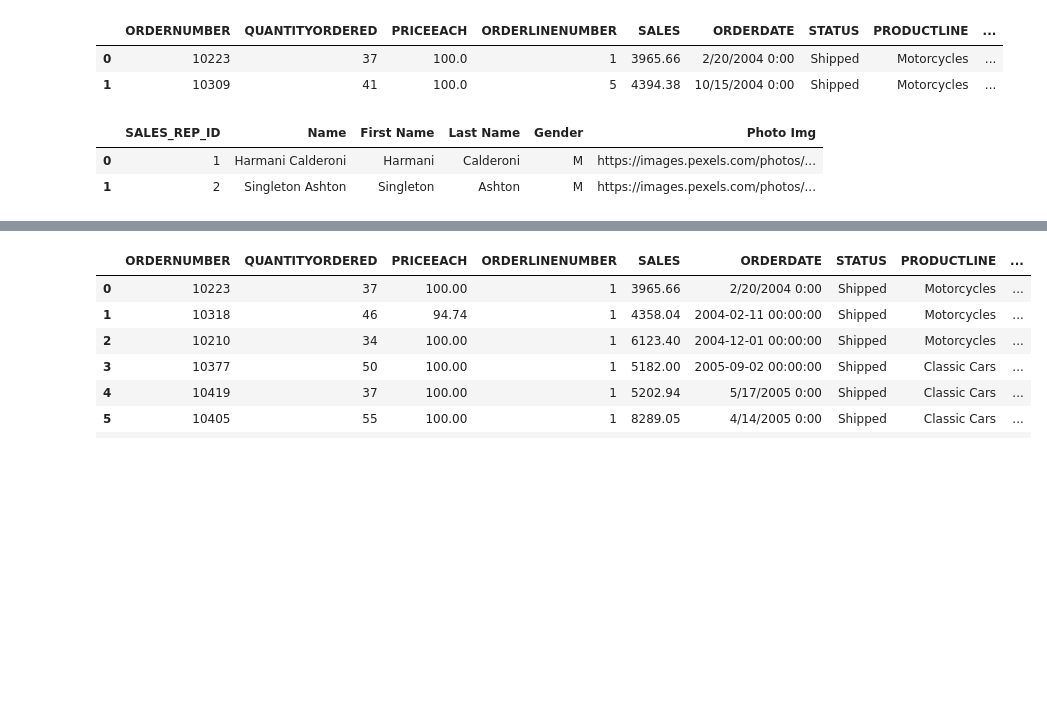
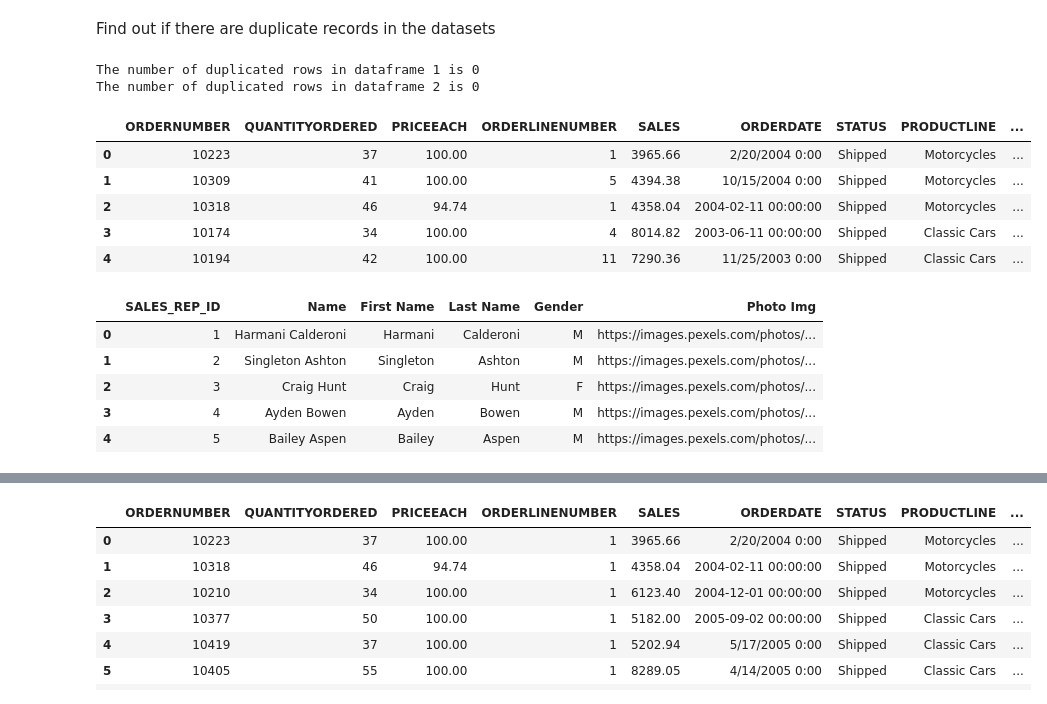
Before and after one commit to Biob-scientist/Sales_analytics, a Jupyter notebook: sales_exploratory_analysis.ipynb, the cells around one changed output, grey strips where cells are left out. Saved outputs shown, nothing was run; the diff lists cells and outputs as text; code cells hidden in the pictures; blank space fills up the shorter version.

```diff
--- a/sales_exploratory_analysis.ipynb
+++ b/sales_exploratory_analysis.ipynb
@@ -13,12 +91,26 @@ df2=pd.read_excel(io='sales_rep.xlsx',sheet_name='Sales_rep',)
+# %% [markdown]
+Find out if there are duplicate records in the datasets
+# %%
+print("The number of duplicated rows in dataframe 1 is",df.duplicated().sum())
+print("The number of duplicated rows in dataframe 2 is",df2.duplicated().sum())
+# %% [output]
+The number of duplicated rows in dataframe 1 is 0
+The number of duplicated rows in dataframe 2 is 0
 # %%
-df.head(2)
+df.head(5)
 # %% [output]
 |  | ORDERNUMBER | QUANTITYORDERED | PRICEEACH | ORDERLINENUMBER | SALES | ORDERDATE | STATUS | PRODUCTLINE | ... |
-| 0 | 10223 | 37 | 100.0 | 1 | 3965.66 | 2/20/2004 0:00 | Shipped | Motorcycles | ... |
-| 1 | 10309 | 41 | 100.0 | 5 | 4394.38 | 10/15/2004 0:00 | Shipped | Motorcycles | ... |
+| 0 | 10223 | 37 | 100.00 | 1 | 3965.66 | 2/20/2004 0:00 | Shipped | Motorcycles | ... |
+| 1 | 10309 | 41 | 100.00 | 5 | 4394.38 | 10/15/2004 0:00 | Shipped | Motorcycles | ... |
+| 2 | 10318 | 46 | 94.74 | 1 | 4358.04 | 2004-02-11 00:00:00 | Shipped | Motorcycles | ... |
+| 3 | 10174 | 34 | 100.00 | 4 | 8014.82 | 2003-06-11 00:00:00 | Shipped | Classic Cars | ... |
+| 4 | 10194 | 42 | 100.00 | 11 | 7290.36 | 11/25/2003 0:00 | Shipped | Classic Cars | ... |
 # %%
-df2.head(2)
+df2.head(5)
 # %% [output]
 |  | SALES_REP_ID | Name | First Name | Last Name | Gender | Photo Img |
 | 0 | 1 | Harmani Calderoni | Harmani | Calderoni | M | https://images.pexels.com/photos/... |
 | 1 | 2 | Singleton Ashton | Singleton | Ashton | M | https://images.pexels.com/photos/... |
+| 2 | 3 | Craig Hunt | Craig | Hunt | F | https://images.pexels.com/photos/... |
+| 3 | 4 | Ayden Bowen | Ayden | Bowen | M | https://images.pexels.com/photos/... |
+| 4 | 5 | Bailey Aspen | Bailey | Aspen | M | https://images.pexels.com/photos/... |
```
Also changed, not shown: parts of 32 cells of this notebook.
